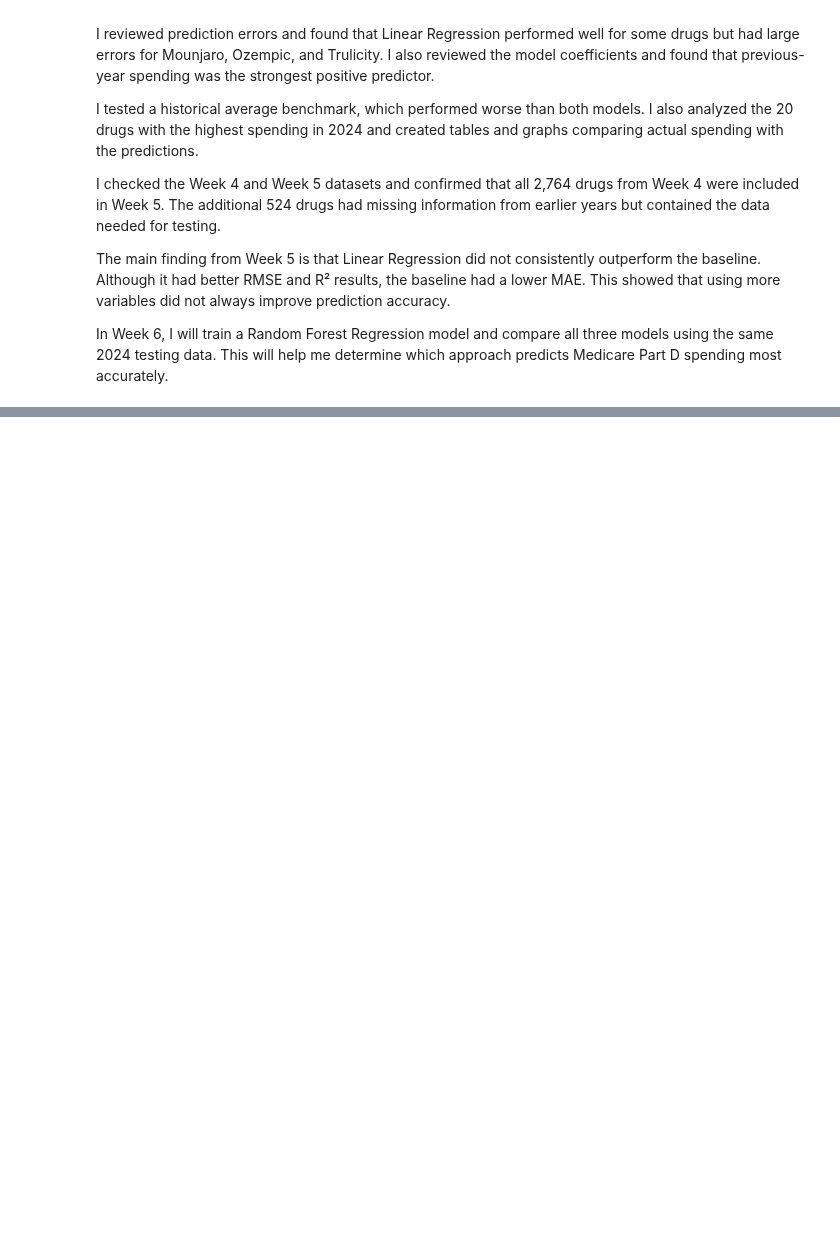
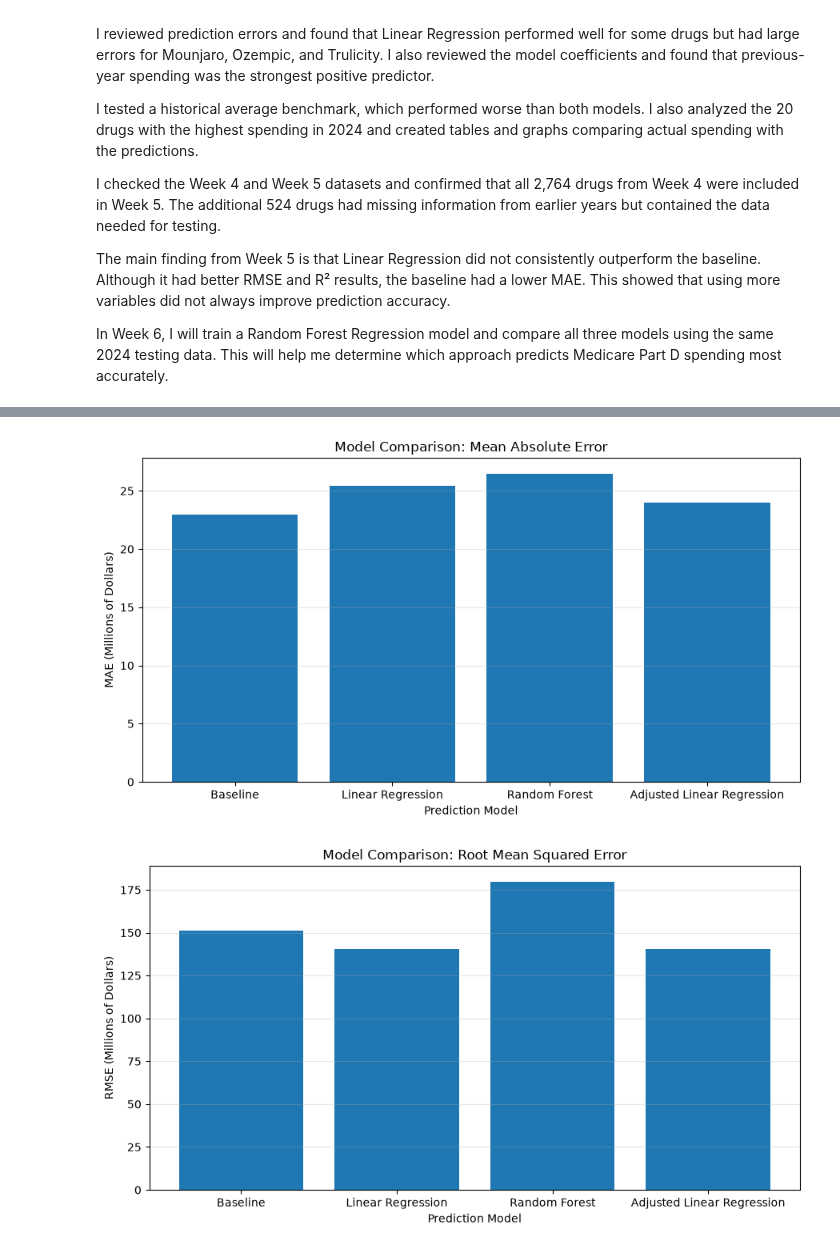
Before and after one commit to adrianakopf/DataScienceIU_INFO-I-492, a Jupyter notebook: MedicarePartD.ipynb, the cells around one changed output, grey strips where cells are left out. Cells and saved outputs as stored; diff of their text form; code cells hidden in the pictures; blank space fills up the shorter version.

```diff
--- a/MedicarePartD.ipynb
+++ b/MedicarePartD.ipynb
@@ -3583,0 +3640,18 @@ In Week 6, I will train a Random Forest Regression model and compare all three m
+# %%
+
+# Create the Random Forest Regression model
+
+rf_model = RandomForestRegressor(
+    n_estimators=100,
+    random_state=42,
+    n_jobs=-1
+)
+
+# Train the model
+rf_model.fit(X_train, y_train)
+
+# Predict spending using the testing data
+rf_predictions = rf_model.predict(X_test)
+
+print("Random Forest model training completed.")
+print("Number of predictions:", len(rf_predictions))
@@ -3583,0 +3916,38 @@ In Week 6, I will train a Random Forest Regression model and compare all three m
+# %%
+
+# Compare MAE across all models
+
+plt.figure(figsize=(9, 5))
+
+plt.bar(
+    model_comparison["Model"],
+    model_comparison["MAE"] / 1_000_000
+)
+
+plt.title("Model Comparison: Mean Absolute Error")
+plt.xlabel("Prediction Model")
+plt.ylabel("MAE (Millions of Dollars)")
+plt.grid(axis="y", alpha=0.3)
+
+plt.tight_layout()
+plt.show()
+
+# Compare RMSE across all models
+
+plt.figure(figsize=(9, 5))
+
+plt.bar(
+    model_comparison["Model"],
+    model_comparison["RMSE"] / 1_000_000
+)
+
+plt.title("Model Comparison: Root Mean Squared Error")
+plt.xlabel("Prediction Model")
+plt.ylabel("RMSE (Millions of Dollars)")
+plt.grid(axis="y", alpha=0.3)
+
+plt.tight_layout()
+plt.show()
+# %% [output]
+[figure, added]
+[figure, added]
```
Also changed, not shown: parts of 55 cells of this notebook.
